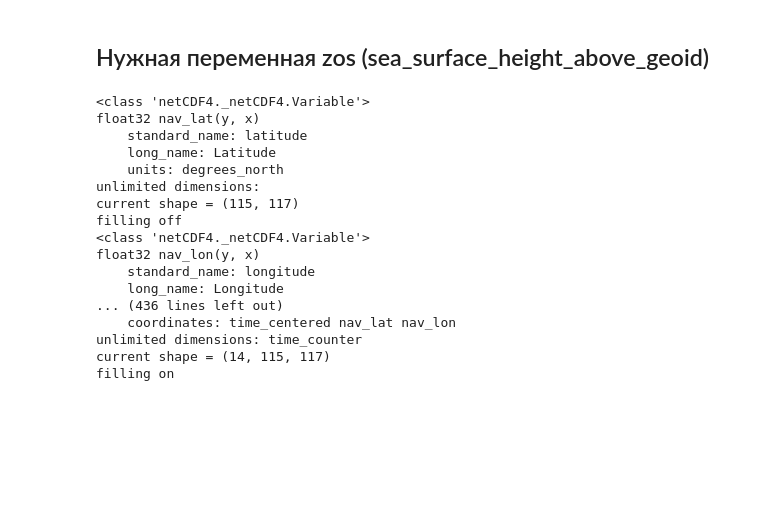
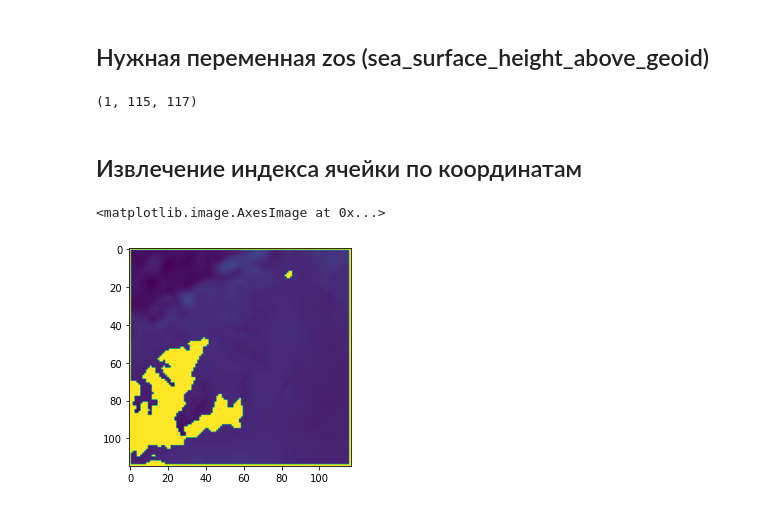
Before and after one commit to ChrisLisbon/ITMO_master_degree_classes, a Jupyter notebook: Research_work(NEMO)/timeline_forming_NEMO_SPITZ12.ipynb, the cells around one changed output. Cells and saved outputs as stored; diff of their text form; code cells hidden in the pictures; blank space fills up the shorter version.

Commit message:
nemo timeline forming by coordinates

```diff
--- a/Research_work(NEMO)/timeline_forming_NEMO_SPITZ12.ipynb
+++ b/Research_work(NEMO)/timeline_forming_NEMO_SPITZ12.ipynb
@@ -6,26 +6,11 @@ import pandas as pd
 # %% [markdown]
 ## Нужная переменная zos (sea_surface_height_above_geoid)
 # %%
-test_file='C:/Users/Julia/Documents/ITMO/Master_degree_research/WM_folder/SPITZ_1d_00010101_00011231_grid_T_00010101-00010114.nc'
+nemo_data_folder='./dataset_SPITZ12'
+test_file=os.path.join(nemo_data_folder, os.listdir(nemo_data_folder)[0])
 ds = nc.Dataset(test_file)
-for var in ds.variables.values():
-    print(var)
-print(ds['zos'])
+#for var in ds.variables.values():
+    #print(var)
+print(np.array(ds['zos']).shape)
 # %% [output]
-<class 'netCDF4._netCDF4.Variable'>
-float32 nav_lat(y, x)
-    standard_name: latitude
-    long_name: Latitude
-    units: degrees_north
-unlimited dimensions:
-current shape = (115, 117)
-filling off
-<class 'netCDF4._netCDF4.Variable'>
-float32 nav_lon(y, x)
-    standard_name: longitude
-    long_name: Longitude
-... (436 lines left out)
-    coordinates: time_centered nav_lat nav_lon
-unlimited dimensions: time_counter
-current shape = (14, 115, 117)
-filling on
+(1, 115, 117)
@@ -35,0 +17,9 @@ filling on
+# %% [markdown]
+## Извлечение индекса ячейки по координатам
+# %%
+import matplotlib.pyplot as plt
+plt.imshow(np.array(ds['zos'])[0])
+# как выглядит наша переменная
+# %% [output]
+<matplotlib.image.AxesImage at 0x...>
+[figure, added]
```
Also changed, not shown: parts of 7 cells of this notebook, 2 other files.
